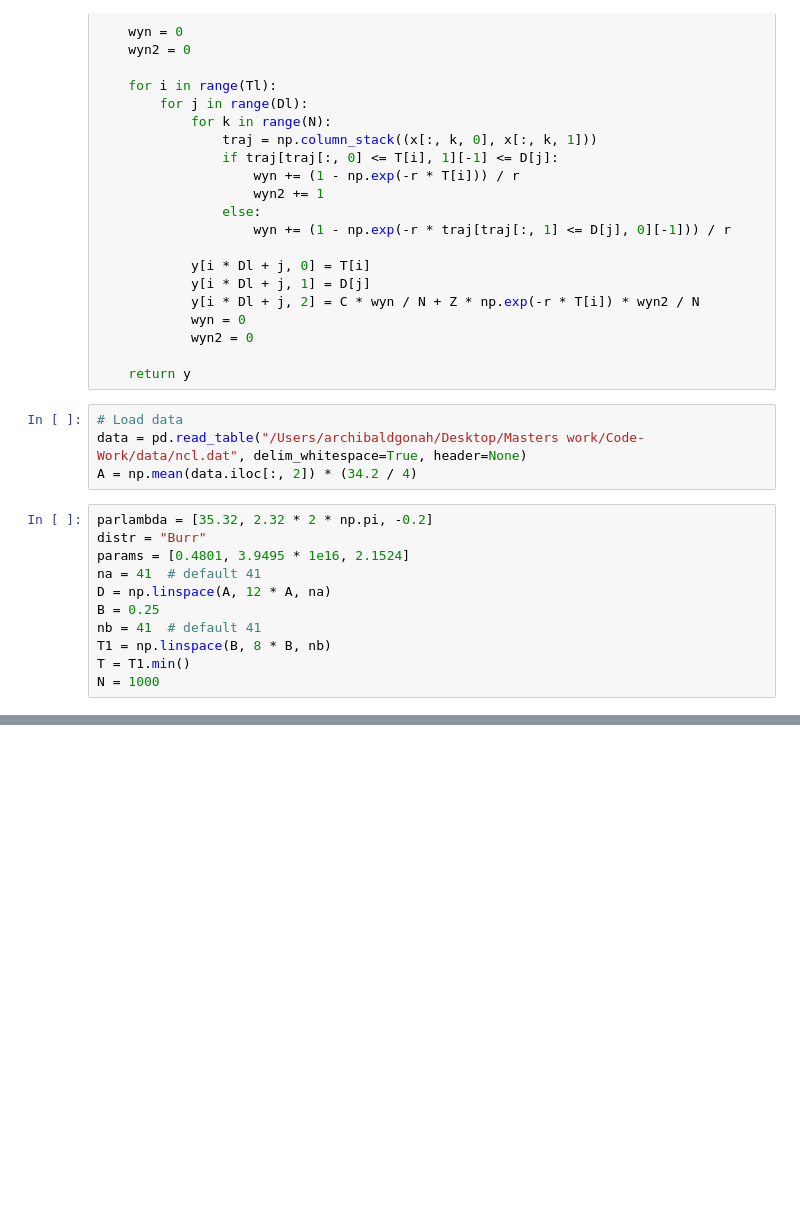
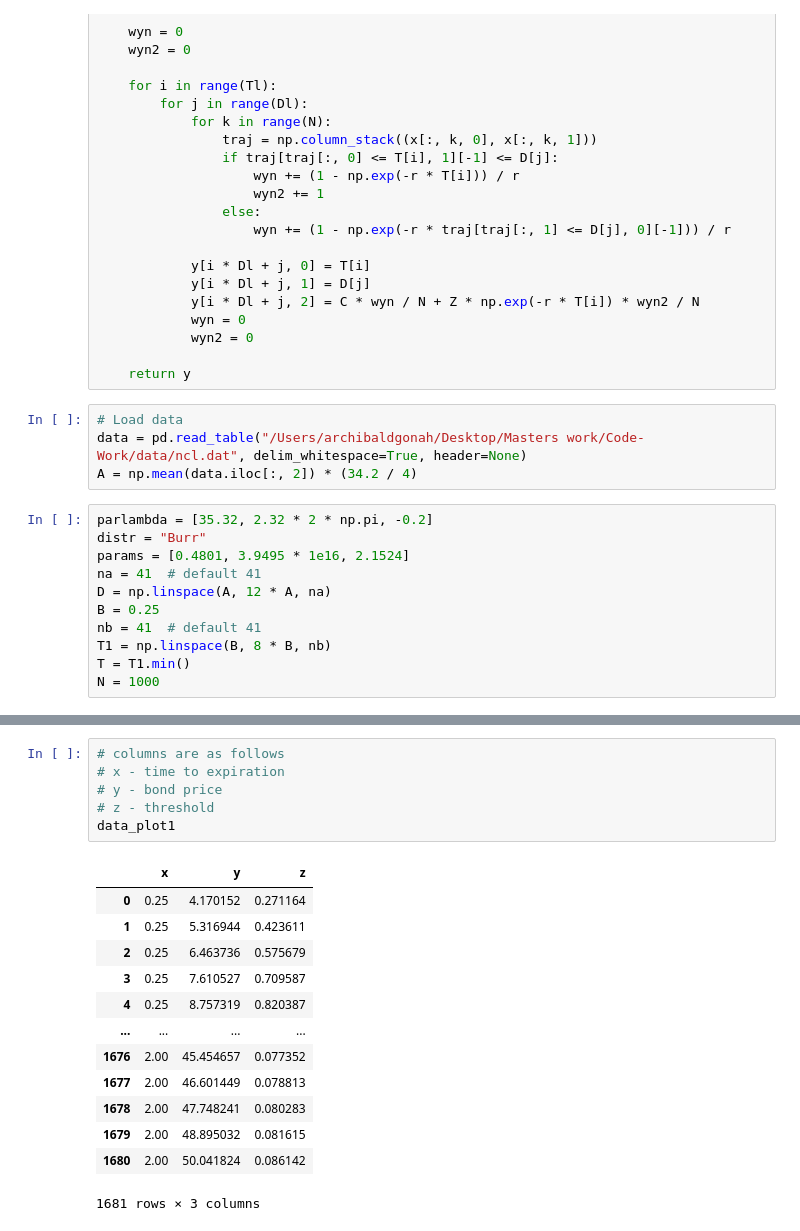
Before and after one commit to massey007/Code-Work, a Jupyter notebook: Code/BondPrice breakdown/Sim_nhpp_alp.ipynb, the cells around one changed output, grey strips where cells are left out. Saved outputs shown, nothing was run; the diff lists cells and outputs as text; blank space fills up the shorter version.

```diff
--- a/Code/BondPrice breakdown/Sim_nhpp_alp.ipynb
+++ b/Code/BondPrice breakdown/Sim_nhpp_alp.ipynb
@@ -284,0 +375,20 @@ array([0.25, 0.25, 0.25, ..., 2.  , 2.  , 2.  ])
+# %%
+# columns are as follows
+# x - time to expiration
+# y - bond price
+# z - threshold
+data_plot1
+# %% [output]
+|  | x | y | z |
+| 0 | 0.25 | 4.170152 | 0.271164 |
+| 1 | 0.25 | 5.316944 | 0.423611 |
+| 2 | 0.25 | 6.463736 | 0.575679 |
+| 3 | 0.25 | 7.610527 | 0.709587 |
+| 4 | 0.25 | 8.757319 | 0.820387 |
+| ... | ... | ... | ... |
+| 1676 | 2.00 | 45.454657 | 0.077352 |
+| 1677 | 2.00 | 46.601449 | 0.078813 |
+| 1678 | 2.00 | 47.748241 | 0.080283 |
+| 1679 | 2.00 | 48.895032 | 0.081615 |
+| 1680 | 2.00 | 50.041824 | 0.086142 |
+1681 rows × 3 columns
```
Also changed, not shown: parts of 12 cells of this notebook, 3 other files.
